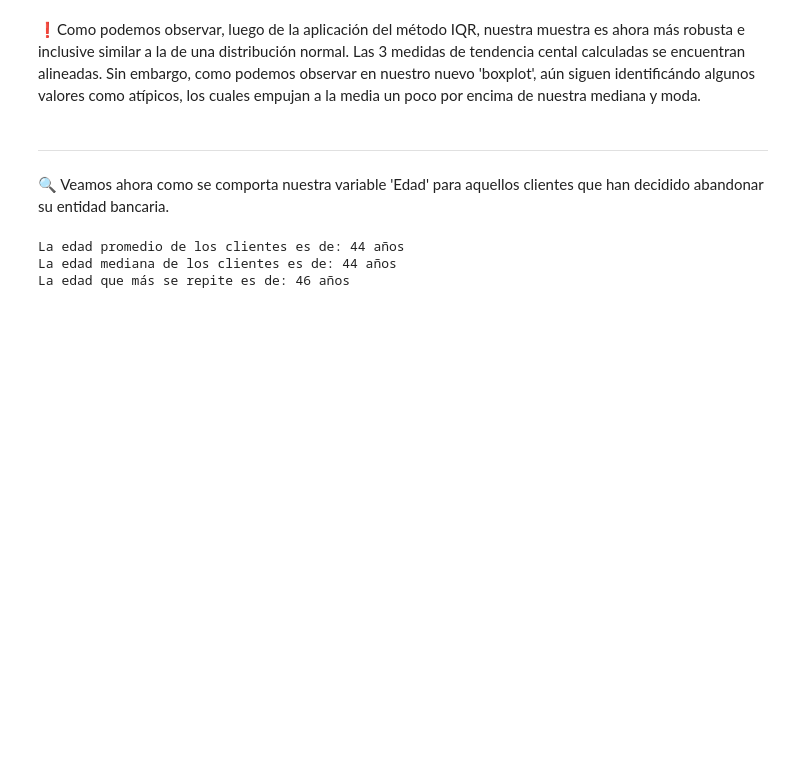
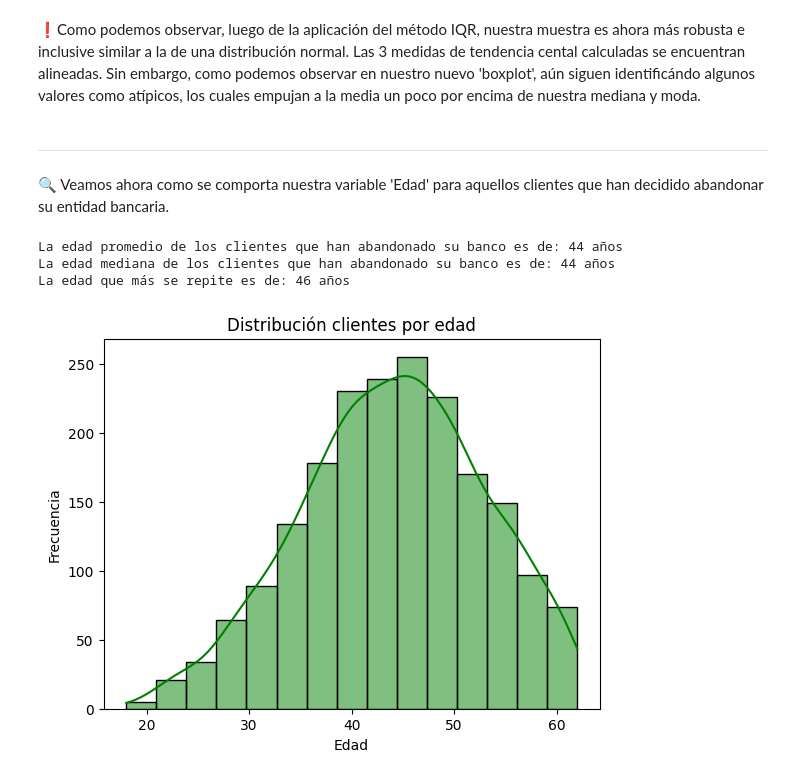
Before and after one commit to julianfvazquez/CH-DS-I, a Jupyter notebook: ProyectoDS_ParteI_Vazquez.ipynb, the cells around one changed output. Drawn from its saved outputs; the diff is of its cells as text; code cells hidden in the pictures; blank space fills up the shorter version.

```diff
--- a/ProyectoDS_ParteI_Vazquez.ipynb
+++ b/ProyectoDS_ParteI_Vazquez.ipynb
@@ -269,14 +269,25 @@ La edad que más se repite es de: 37 años
 # %%
 dataset_churn = dataset_no_outliers[dataset_no_outliers.Exited == 1]
 # %%
-edad_media = round(dataset_churn.Age.mean())
-edad_mediana = round(dataset_churn.Age.median())
-edad_moda = dataset_churn.Age.mode()
+edad_media_churn = round(dataset_churn.Age.mean())
+edad_mediana_churn = round(dataset_churn.Age.median())
+edad_moda_churn = dataset_churn.Age.mode()
 
-print(f'La edad promedio de los clientes es de: {edad_media} años')
-print(f'La edad mediana de los clientes es de: {edad_mediana} años')
-print(f'La edad que más se repite es de: {edad_moda[0]} años')
+print(f'La edad promedio de los clientes que han abandonado su banco es de: {edad_media_churn} años')
+print(f'La edad mediana de los clientes que han abandonado su banco es de: {edad_mediana_churn} años')
+print(f'La edad que más se repite es de: {edad_moda_churn[0]} años')
 # %% [output]
-La edad promedio de los clientes es de: 44 años
-La edad mediana de los clientes es de: 44 años
+La edad promedio de los clientes que han abandonado su banco es de: 44 años
+La edad mediana de los clientes que han abandonado su banco es de: 44 años
 La edad que más se repite es de: 46 años
+# %%
+ax01 = sns.histplot(dataset_churn.Age, bins=15, color='Green', kde=True)
+
+ax01.set_title('Distribución clientes por edad')
+ax01.set_xlabel('Edad')
+ax01.set_ylabel('Frecuencia')
+
+
+plt.show()
+# %% [output]
+[figure, added]
```
Also changed, not shown: parts of 9 cells of this notebook.
